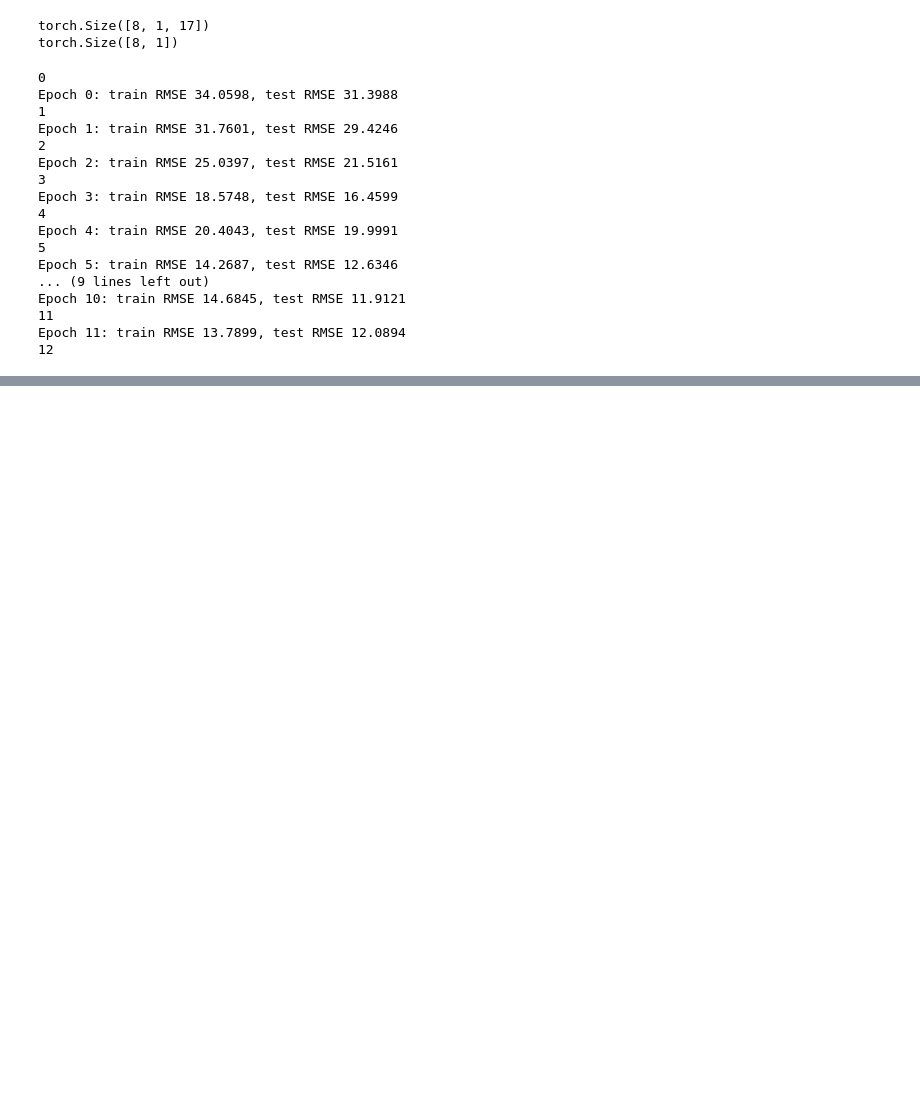
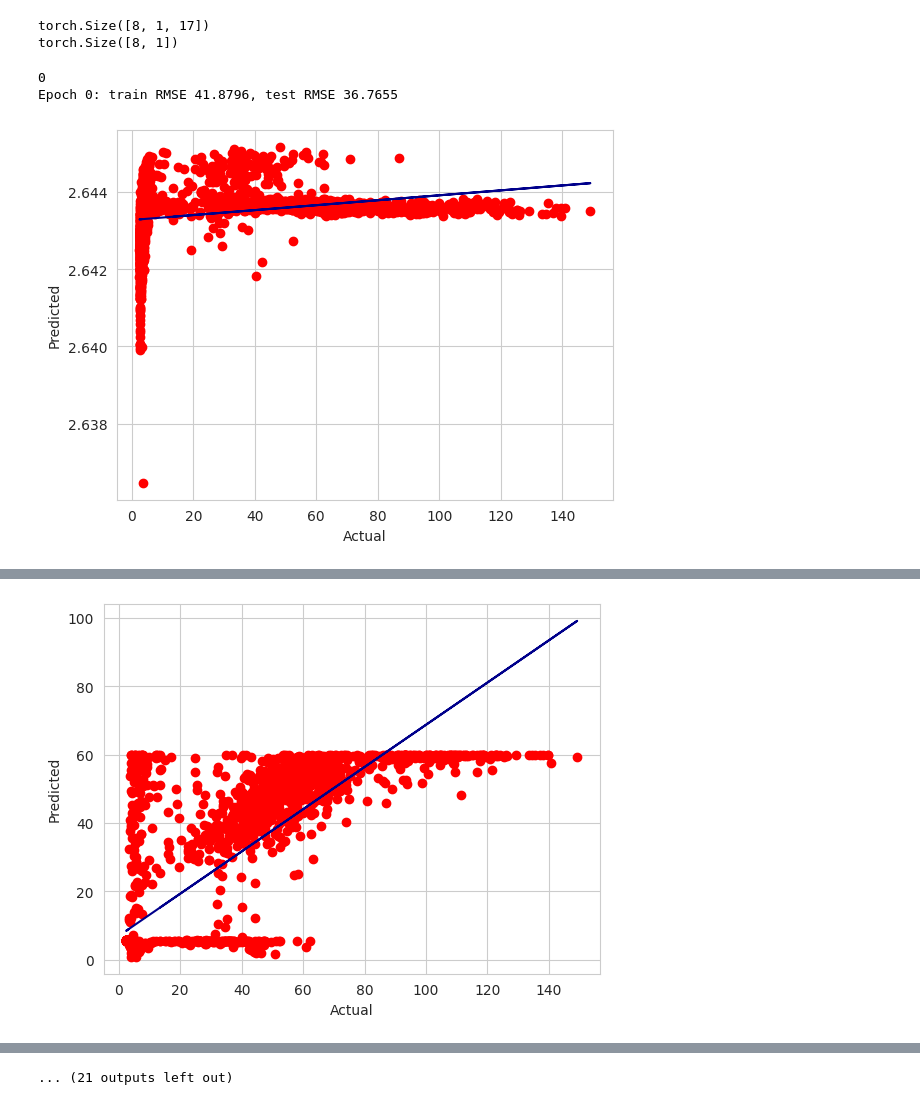
Before and after one commit to sidrDetyam/neural-networks, a Jupyter notebook: notebooks/lab3.ipynb, the cells around one changed output, grey strips where cells are left out. Saved outputs shown, nothing was run; the diff lists cells and outputs as text; code cells hidden in the pictures; blank space fills up the shorter version.

```diff
--- a/notebooks/lab3.ipynb
+++ b/notebooks/lab3.ipynb
@@ -139,22 +185,30 @@ import torch.nn as nn
 class RNNModel(nn.Module):
     def __init__(self, input_size, hidden_size, output_size, num_layers):
         super(RNNModel, self).__init__()
-        self.rnn = nn.RNN(input_size, hidden_size, num_layers, batch_first=True, nonlinearity='relu').double()
-        self.fc = nn.Linear(hidden_size, output_size).double()
+        self.rnn = nn.RNN(input_size, hidden_size, num_layers, batch_first=True, nonlinearity='tanh').double()
+        #self.rnn = nn.LSTM(input_size, hidden_size, num_layers, batch_first=True).double()
+        self.fc1 = nn.Linear(hidden_size, hidden_size//2).double()
+        self.fc2 = nn.Linear(hidden_size//2, output_size).double()
+        self.relu = nn.ReLU().double()
 
         # for name, param in self.rnn.named_parameters():
         #     if 'weight_ih' in name:
         #         torch.nn.init.xavier_uniform_(param)
+        #         print(param.shape)
         #     elif 'weight_hh' in name:
         #         torch.nn.init.orthogonal_(param)
+        #         print("here")
         #     elif 'bias' in name:
         #         torch.nn.init.constant_(param, 0.0)
 
     def forward(self, x):
         out, _ = self.rnn(x)
         # Decode the hidden state of the last time step
-        out = self.fc(out[:, -1, :])
+        out = self.fc1(out[:, -1, :])
+        out = self.relu(out)
+        out = self.fc2(out)
         return out
+        # return out[:, -1, :]
 # %%
 learning_rate = 0.01
 
@@ -185,57 +239,60 @@ import torch.optim as optim
 import torch.utils.data as data
 import time
 
-num_layers = 6
+num_layers = 3
 
-model = RNNModel(17, 64, 1, num_layers)
+# model = RNNModel(18, 8, 1, num_layers)
+model = RNNModel(17, 18, 1, num_layers)
+
+# optimizer = optim.SGD(model.parameters(), lr=0.0000001, momentum=0.9)
 optimizer = optim.Adam(model.parameters())
 loss_fn = nn.MSELoss()
-loader = data.DataLoader(data.TensorDataset(X_train, y_train), shuffle=True, batch_size=128)
+loader = data.DataLoader(data.TensorDataset(X_train, y_train), shuffle=False, batch_size=64)
 
-n_epochs = 100
+n_epochs = 1000
 for epoch in range(n_epochs):
     print(epoch)
     model.train()
     for X_batch, y_batch in loader:
         y_pred = model(X_batch)
         #print(y_pred)
         #print(X_batch)
         #print(time.sleep(3))
         loss = loss_fn(y_pred, y_batch)
         #print(np.sqrt(loss.detach().numpy()))
         optimizer.zero_grad()
         loss.backward()
         optimizer.step()
     # Validation
     #
     # break
-    # if epoch % 100 != 0:
-    #     continue
+
     model.eval()
     with torch.no_grad():
         y_pred = model(X_train)
         train_rmse = np.sqrt(loss_fn(y_pred, y_train))
         y_pred = model(X_test)
         test_rmse = np.sqrt(loss_fn(y_pred, y_test))
     print("Epoch %d: train RMSE %.4f, test RMSE %.4f" % (epoch, train_rmse, test_rmse))
-    #print(y_pred[:10], y_test[:10])
-    #print(X_test[:10])
+    if epoch % 10 == 0:
+        x = torch.squeeze(y_test).numpy()
+        y = y_pred.numpy()
+
+        # plt.title('Linear Regression Model', fontsize = 15, color = 'g', pad = 12)
+        plt.plot(x, y, 'o', color = 'r')
+
+        m, b = np.polyfit(x, y, 1)
+        plt.plot(x, m * x + b, color = 'darkblue')
+        plt.xlabel('Actual')
+        plt.ylabel('Predicted')
+        plt.show()
+
+    # print(y_pred[:10], y_test[:10])
+    # for i in range(100):
+    #     print(y_pred[i][0]-y_test[i][0])
+    # print(X_test[:10])
     #break
 # %% [output]
 0
-Epoch 0: train RMSE 34.0598, test RMSE 31.3988
-1
-Epoch 1: train RMSE 31.7601, test RMSE 29.4246
-2
-Epoch 2: train RMSE 25.0397, test RMSE 21.5161
-3
-Epoch 3: train RMSE 18.5748, test RMSE 16.4599
-4
-Epoch 4: train RMSE 20.4043, test RMSE 19.9991
-5
-Epoch 5: train RMSE 14.2687, test RMSE 12.6346
-... (9 lines left out)
-Epoch 10: train RMSE 14.6845, test RMSE 11.9121
-11
-Epoch 11: train RMSE 13.7899, test RMSE 12.0894
-12
+Epoch 0: train RMSE 41.8796, test RMSE 36.7655
+[figure, added]
@@ -242,0 +319 @@ KeyboardInterrupt:
+[figure, added]
@@ -242,0 +404 @@ KeyboardInterrupt:
+... (21 outputs left out)
```
Also changed, not shown: parts of 4 cells of this notebook, 3 other files.
